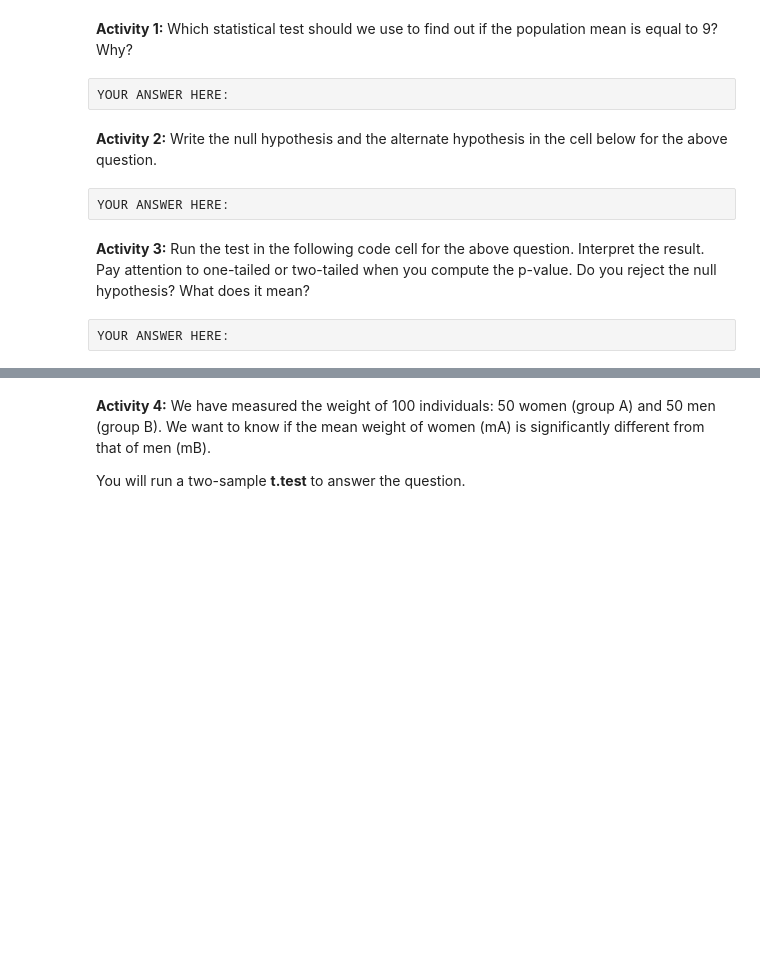
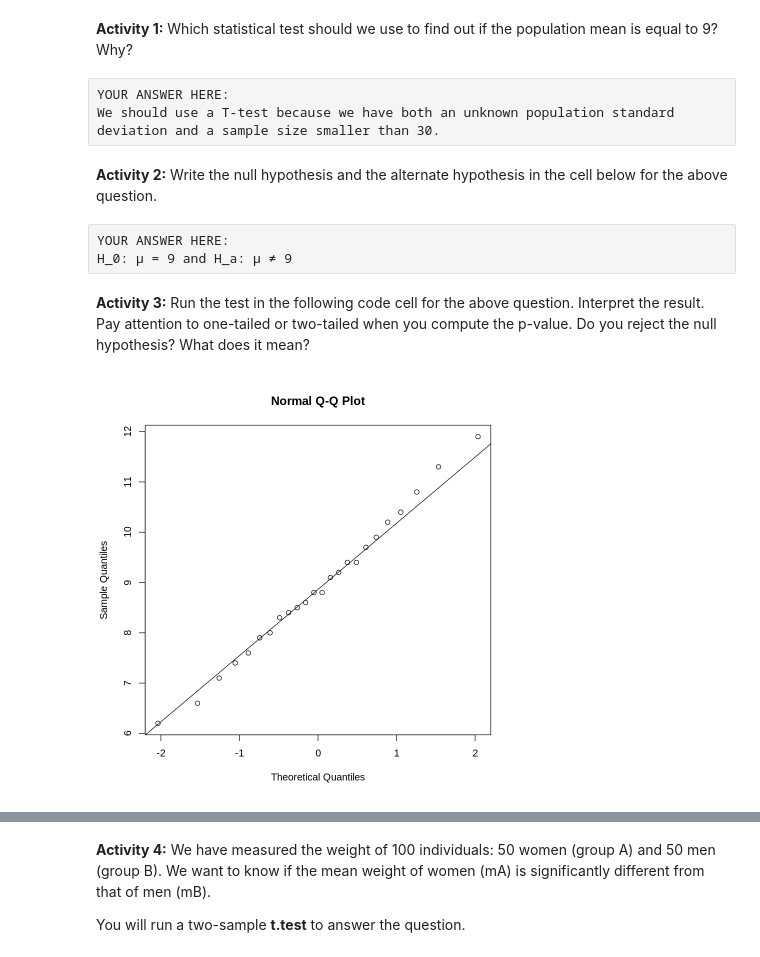
Before and after one commit to SteeltownRiot/DSA, a Jupyter notebook: DSA-7020 Stats for Data Analysis/Module 6 - Hypothesis Testing/Exercises/Exercises.ipynb, the cells around one changed output, grey strips where cells are left out. Drawn from its saved outputs; the diff is of its cells as text; code cells hidden in the pictures; blank space fills up the shorter version.

```diff
--- a/DSA-7020 Stats for Data Analysis/Module 6 - Hypothesis Testing/Exercises/Exercises.ipynb
+++ b/DSA-7020 Stats for Data Analysis/Module 6 - Hypothesis Testing/Exercises/Exercises.ipynb
@@ -13,14 +15,18 @@ length(x)
 # %% [markdown]
 **Activity 1:** Which statistical test should we use to find out if the population mean is equal to 9? Why?
-# %% [raw]
-YOUR ANSWER HERE:
+# %% [raw]
+YOUR ANSWER HERE:
+We should use a T-test because we have both an unknown population standard deviation and a sample size smaller than 30.
 # %% [markdown]
 **Activity 2:** Write the null hypothesis and the alternate hypothesis in the cell below for the above question.
 # %% [raw]
 YOUR ANSWER HERE:
+H_0: μ = 9 and H_a: μ ≠ 9
 # %% [markdown]
 **Activity 3:** Run the test in the following code cell for the above question. Interpret the result. Pay attention to one-tailed or two-tailed when you compute the p-value. Do you reject the null hypothesis? What does it mean?
 # %%
 # YOUR CODE HERE
+qqnorm(x)
+qqline(x)
+# %% [output]
+[figure, added]
-# %% [raw]
-YOUR ANSWER HERE:
```
Also changed, not shown: parts of 28 cells of this notebook.
